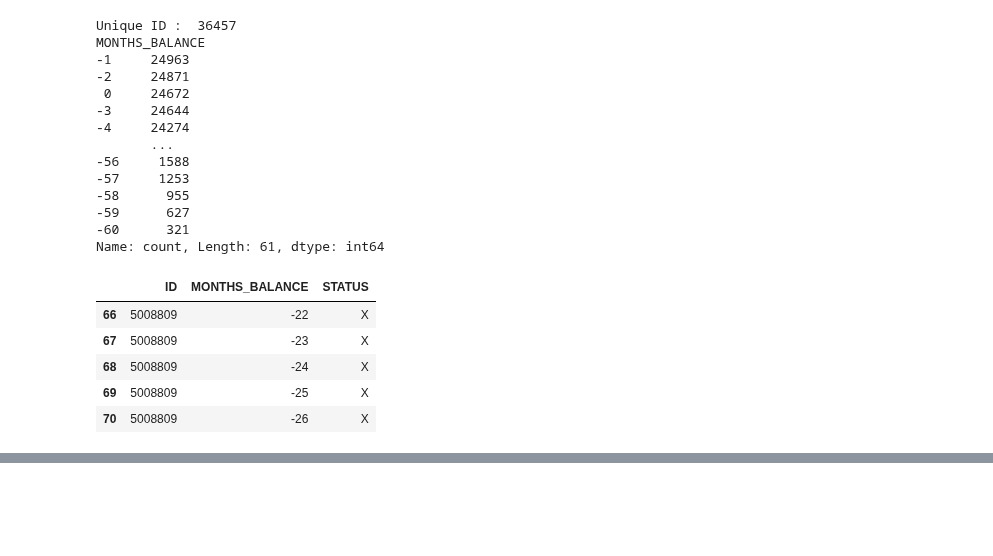
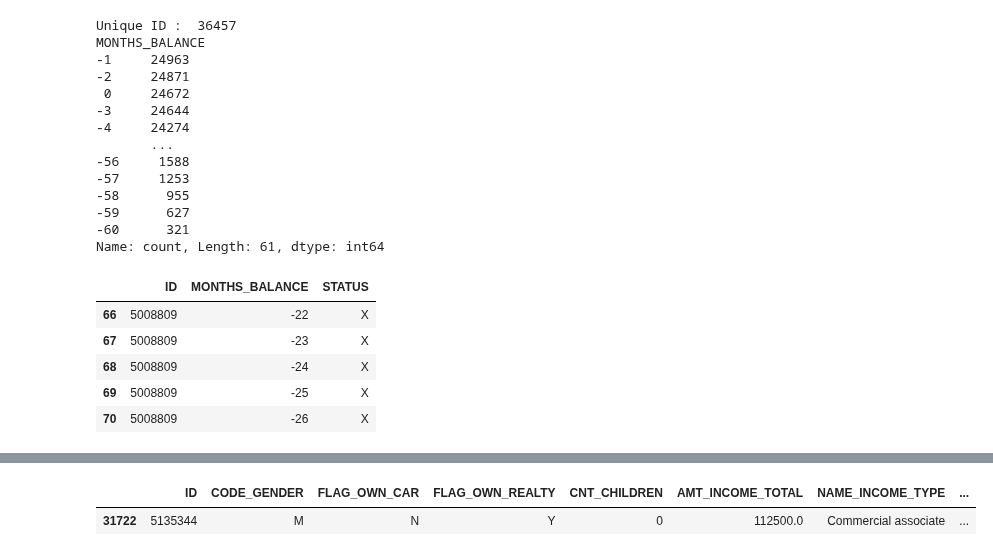
Before and after one commit to EnricoMiche1210760/prediction-of-creditworthiness-for-credit-card-issuance, a Jupyter notebook: main.ipynb, the cells around one changed output, grey strips where cells are left out. Saved outputs shown, nothing was run; the diff lists cells and outputs as text; code cells hidden in the pictures; blank space fills up the shorter version.

```diff
--- a/main.ipynb
+++ b/main.ipynb
@@ -281,15 +287,10 @@ reliabilityies = [0, 1, 2, 3, 4, 5, 6, 7]
 
 ids = approved_applications['ID'].unique()
 
-client_reliabilities = {}
-client = Client(ids[0], credit_df[(credit_df['ID'] == ids[0]).drop(columns=['ID'])])
-print("ID : ", ids[0])
-print("History reliability : ", client.get_history_reliability())
-print("Last period reliability : ", client.get_last_period_reliability())
+clients_reliability = { "CLIENT_RELIABILITY": []}
 
-#for id in ids:
-#    client = Client(id, credit_df[(credit_df['ID'] == id).drop(columns=['ID'])])
-#    print(f"{id}: {client.get_history_reliability()}")
-#    print("ID : ", id)
-#    print("History reliability : ", history_status_reliability)
-#    print("Last period reliability : ", last_period_status_reliability)
+for id in ids:
+    client=Client(id, credit_df[(credit_df['ID'] == id).drop(columns=['ID'])])
+    clients_reliability["CLIENT_RELIABILITY"].append(client.get_reliability())
+
+approved_applications = approved_applications.join(pd.DataFrame(clients_reliability))
@@ -349,0 +311,5 @@ credit_df[credit_df['ID'] == 5135344]
+# %%
+approved_applications[approved_applications['ID'] == 5135344]
+# %% [output]
+|  | ID | CODE_GENDER | FLAG_OWN_CAR | FLAG_OWN_REALTY | CNT_CHILDREN | AMT_INCOME_TOTAL | NAME_INCOME_TYPE | ... |
+| 31722 | 5135344 | M | N | Y | 0 | 112500.0 | Commercial associate | ... |
```
Also changed, not shown: parts of 14 cells of this notebook.
